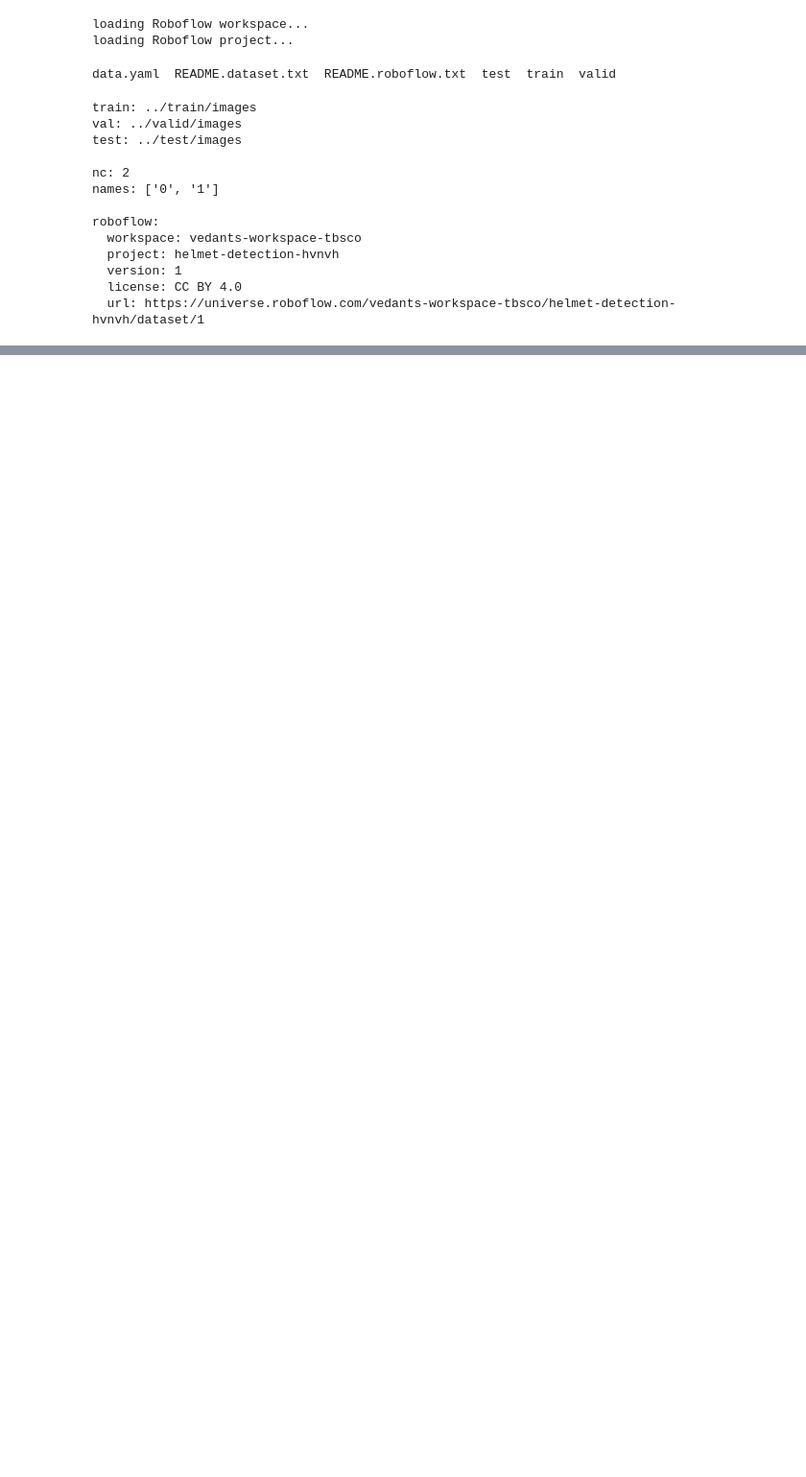
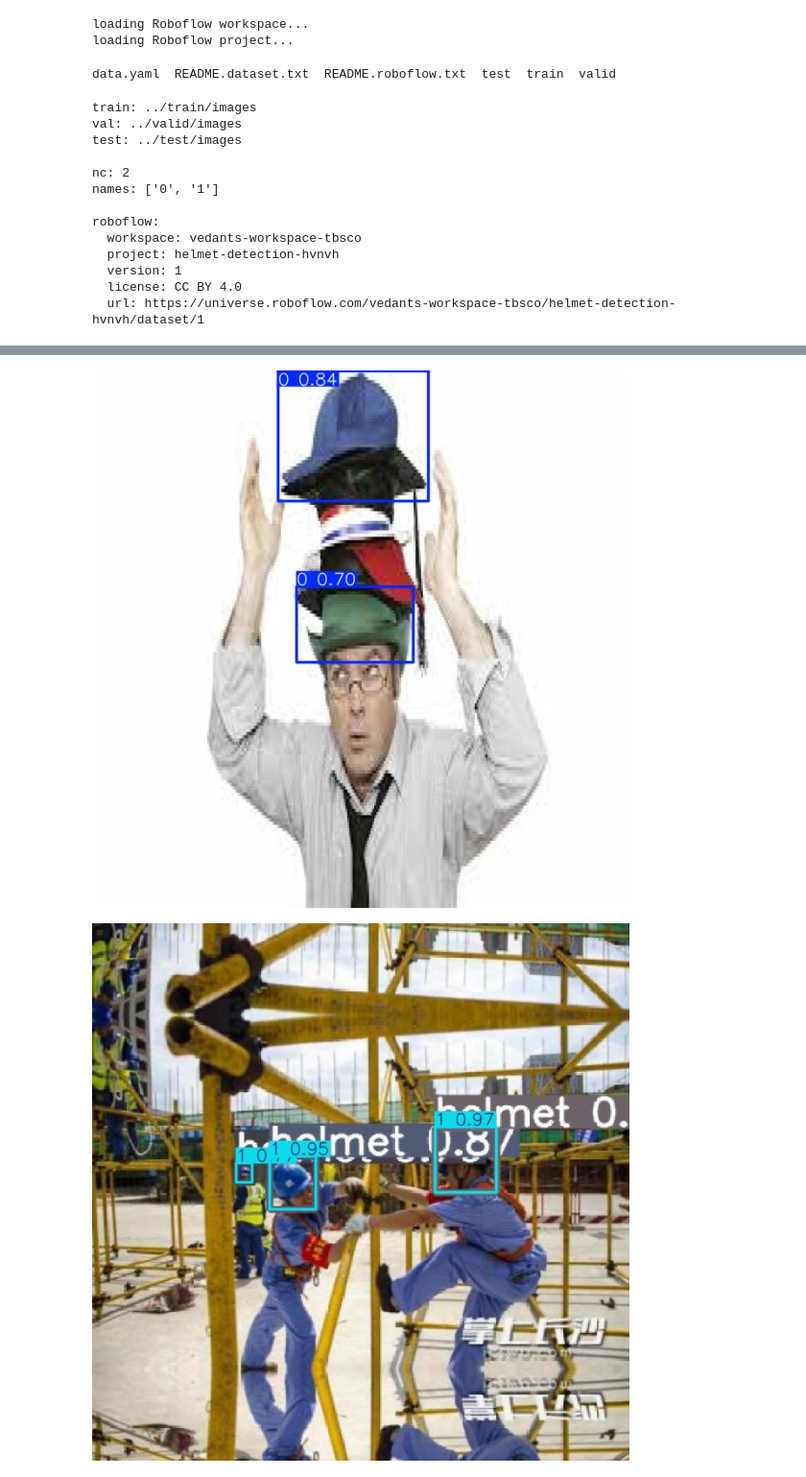
Before and after one commit to vedant-63/AIML-classes, a Jupyter notebook: Helmet_Detection.ipynb, the cells around one changed output, grey strips where cells are left out. Shown at 96% size. Cells and saved outputs as stored; diff of their text form; code cells hidden in the pictures; blank space fills up the shorter version.

Commit message:
dataset download, yolo11 training & model testing and prediction

```diff
--- a/Helmet_Detection.ipynb
+++ b/Helmet_Detection.ipynb
@@ -72,0 +140,13 @@ roboflow:
+# %%
+import os
+from IPython.display import Image, display
+
+output_folder = "/content/runs/detect/predict"
+
+files = os.listdir(output_folder)
+
+for f in files[:5]:
+    display(Image(filename=os.path.join(output_folder, f)))
+# %% [output]
+[figure, added]
+[figure, added]
```
Also changed, not shown: parts of 8 cells of this notebook.
